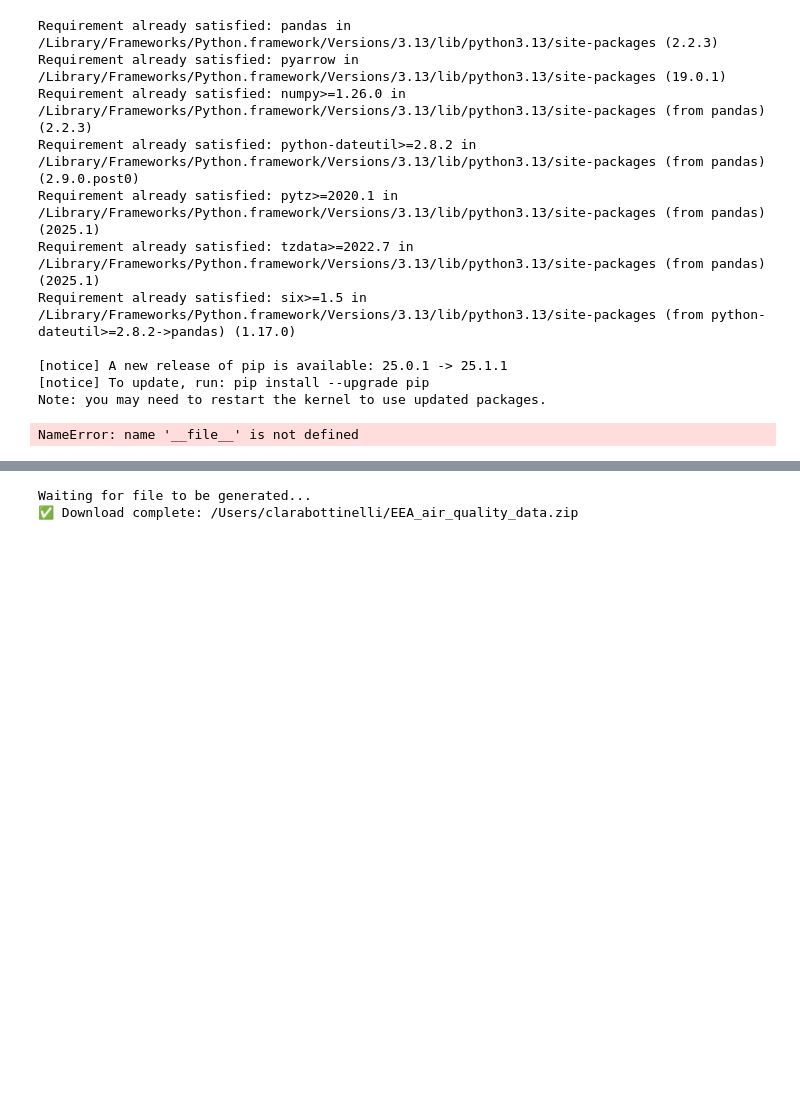
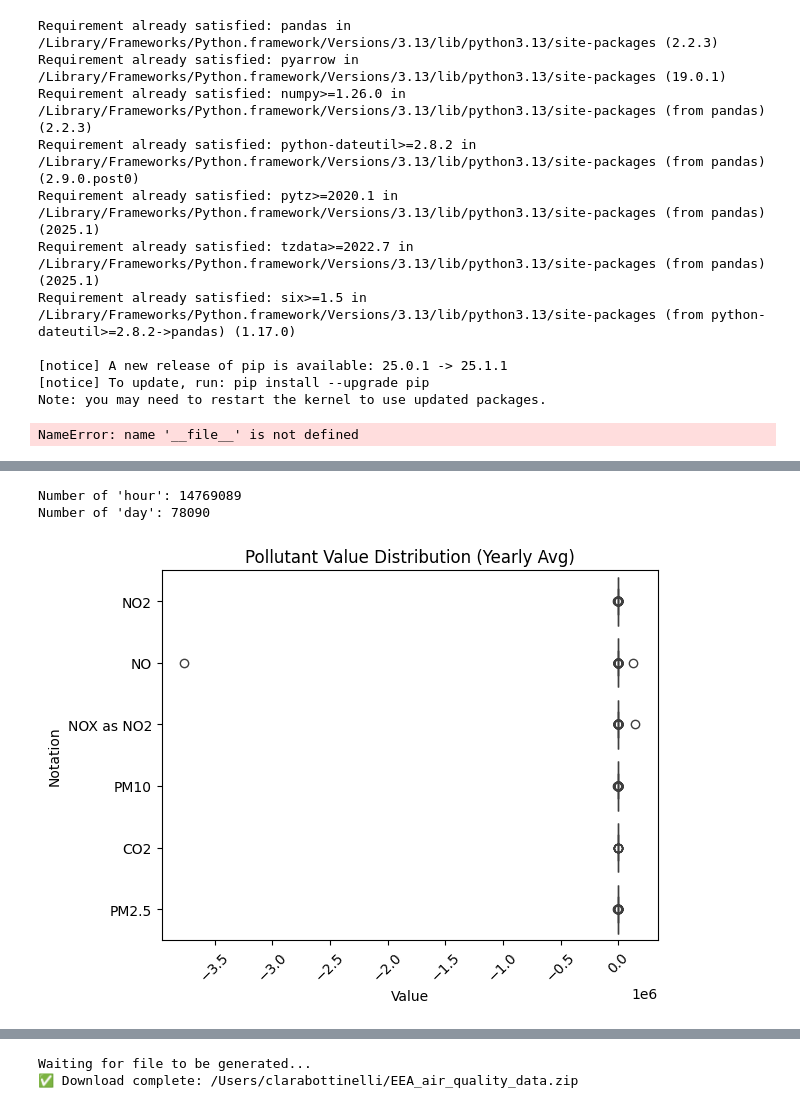
Before and after one commit to JskifterJ/DSML, a Jupyter notebook: data/raw/claradata.ipynb, the cells around one changed output, grey strips where cells are left out. Cells and saved outputs as stored; diff of their text form; code cells hidden in the pictures; blank space fills up the shorter version.

Commit message:
cleaning Air Quality dataset and starting on some EDA ☁️☁️

```diff
--- a/data/raw/claradata.ipynb
+++ b/data/raw/claradata.ipynb
@@ -53,0 +98,15 @@ FileNotFoundError: [Errno 2] No such file or directory: './data/raw/AQ_data'
+# %%
+# Create a dictionary for pollutant codes
+pollutant_codes = {
+    5: "NO",
+    7: "CO2",
+    8: "NO2",
+    9: "PM2.5",
+    38: "PM10",
+    6001: "NOX as NO2"
+}
+
+# Add a new column 'Notation' to merged_data based on the Pollutant column
+merged_data['Notation'] = merged_data['Pollutant'].map(pollutant_codes)
+
+merged_data
@@ -53,0 +127,13 @@ FileNotFoundError: [Errno 2] No such file or directory: './data/raw/AQ_data'
+# %%
+# Ensure the 'Start' column is in datetime format
+merged_data['End'] = pd.to_datetime(merged_data['End'], errors='coerce', infer_datetime_format=True)
+
+# Check for rows that could not be converted
+if merged_data['End'].isna().any():
+    print("Warning: Some rows in the 'End' column could not be converted to datetime.")
+    print(merged_data[merged_data['Start'].isna()])
+
+# Add a 'Year' column based on the 'End' column
+merged_data['Year'] = merged_data['End'].dt.year
+
+print(merged_data[['End', 'Year']].head())
@@ -53,0 +164,8 @@ FileNotFoundError: [Errno 2] No such file or directory: './data/raw/AQ_data'
+# %%
+# Create a copy of merged_data
+AQ_yearly_values = merged_data.copy()
+
+# Group by Samplingpoint, Pollutant, and Year, then calculate the mean of Value
+AQ_yearly_values = AQ_yearly_values.groupby(['Samplingpoint', 'Pollutant', 'Year', 'Notation'])['Value'].mean().reset_index()
+
+print(AQ_yearly_values.head())
@@ -53,0 +216,20 @@ FileNotFoundError: [Errno 2] No such file or directory: './data/raw/AQ_data'
+# %%
+hour_count = merged_data[merged_data['AggType'] == 'hour'].shape[0]
+day_count = merged_data[merged_data['AggType'] == 'day'].shape[0]
+
+print(f"Number of 'hour': {hour_count}")
+print(f"Number of 'day': {day_count}")
+# %% [output]
+Number of 'hour': 14769089
+Number of 'day': 78090
+# %%
+import seaborn as sns
+import matplotlib.pyplot as plt
+
+# Distribution per pollutant
+sns.boxplot(data=AQ_yearly_values, x="Value", y="Notation",)
+plt.xticks(rotation=45)
+plt.title("Pollutant Value Distribution (Yearly Avg)")
+plt.show()
+# %% [output]
+[figure, added]
```
Also changed, not shown: parts of 16 cells of this notebook, 1 other file.
